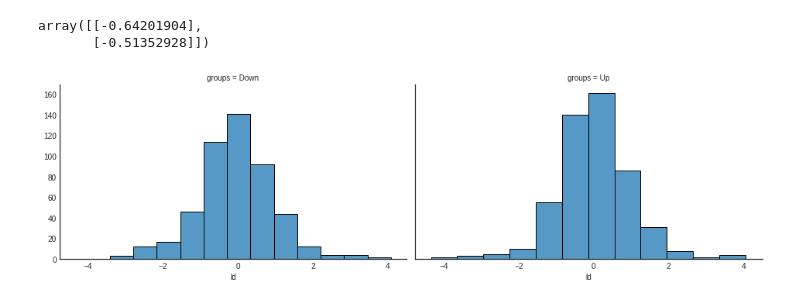
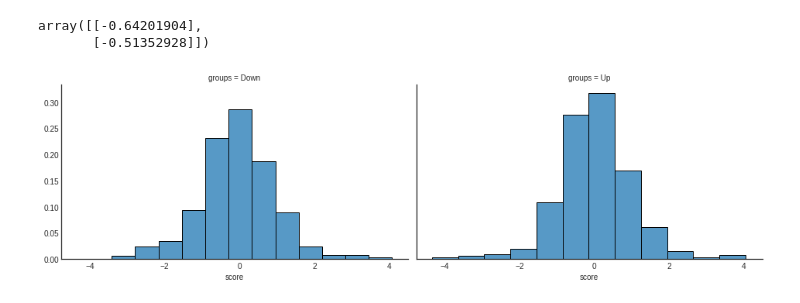
Before and after one commit to mjalalimanesh/Statistical-Learning-ISLR-Python, a Jupyter notebook: lab4.ipynb, the cells around one changed output. Cells and saved outputs as stored; diff of their text form; code cells hidden in the pictures.

```diff
--- a/lab4.ipynb
+++ b/lab4.ipynb
@@ -318,10 +320,10 @@ array([[-0.64201904],
 # %%
 # for plotting lda, needs imporovement
 ld_sc = X_train.iloc[:, 0] * lda_fit.scalings_[0] + X_train.iloc[:, 1] * lda_fit.scalings_[1]
 
-ld = pd.DataFrame({'groups': y_train, 'ld': ld_sc})
+ld = pd.DataFrame({'groups': y_train, 'score': ld_sc})
 
 g = sns.FacetGrid(ld, col='groups',height=4, aspect=1.65)
-g.map(sns.histplot, 'ld', bins=12);
+g.map(sns.histplot, 'score', bins=12, stat="probability");
 # %% [output]
-[figure, old version]
+[figure, new version]
```
Also changed, not shown: parts of 4 cells of this notebook.
